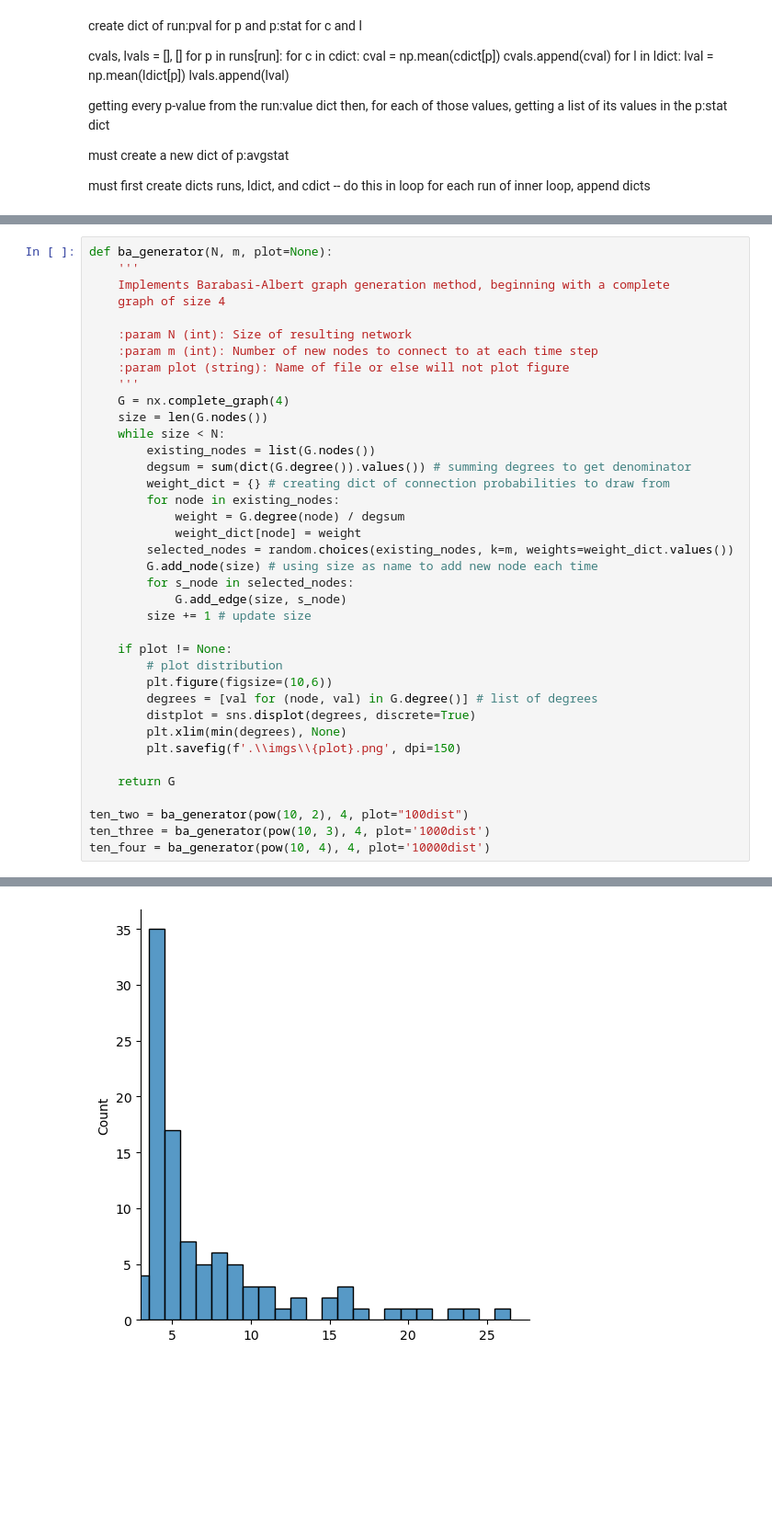
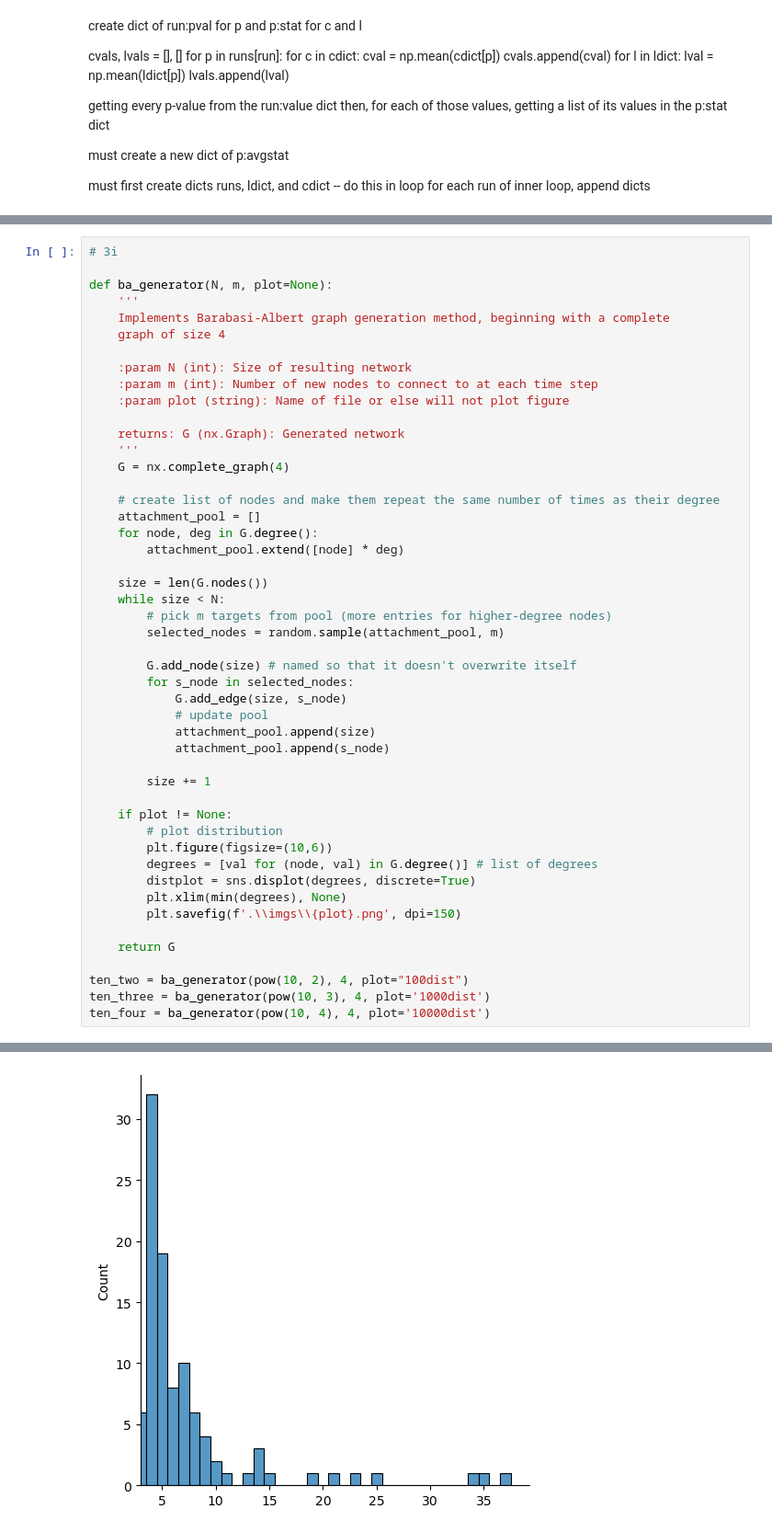
Before and after one commit to caleb-chandler/cnet5052_sp26, a Jupyter notebook: assignments/assignment01/assignment01.ipynb, the cells around one changed output, grey strips where cells are left out. Shown at 92% size. Cells and saved outputs as stored; diff of their text form; blank space fills up the shorter version.

```diff
--- a/assignments/assignment01/assignment01.ipynb
+++ b/assignments/assignment01/assignment01.ipynb
@@ -70,44 +70,54 @@ plt.show()
 # %% [output]
 [figure]
 # %%
+# 3i
+
 def ba_generator(N, m, plot=None):
     '''
     Implements Barabasi-Albert graph generation method, beginning with a complete
     graph of size 4
 
     :param N (int): Size of resulting network
     :param m (int): Number of new nodes to connect to at each time step
     :param plot (string): Name of file or else will not plot figure
+
+    returns: G (nx.Graph): Generated network
     '''
     G = nx.complete_graph(4)
+
+    # create list of nodes and make them repeat the same number of times as their degree
+    attachment_pool = []
+    for node, deg in G.degree():
+        attachment_pool.extend([node] * deg)
+
     size = len(G.nodes())
     while size < N:
-        existing_nodes = list(G.nodes())
-        degsum = sum(dict(G.degree()).values()) # summing degrees to get denominator
-        weight_dict = {} # creating dict of connection probabilities to draw from
-        for node in existing_nodes:
-            weight = G.degree(node) / degsum
-            weight_dict[node] = weight
-        selected_nodes = random.choices(existing_nodes, k=m, weights=weight_dict.values())
-        G.add_node(size) # using size as name to add new node each time
+        # pick m targets from pool (more entries for higher-degree nodes)
+        selected_nodes = random.sample(attachment_pool, m)
+
+        G.add_node(size) # named so that it doesn't overwrite itself
         for s_node in selected_nodes:
             G.add_edge(size, s_node)
-        size += 1 # update size
+            # update pool
+            attachment_pool.append(size)
+            attachment_pool.append(s_node)
+
+        size += 1
 
     if plot != None:
         # plot distribution
         plt.figure(figsize=(10,6))
         degrees = [val for (node, val) in G.degree()] # list of degrees
         distplot = sns.displot(degrees, discrete=True)
         plt.xlim(min(degrees), None)
         plt.savefig(f'.\\imgs\\{plot}.png', dpi=150)
 
     return G
 
 ten_two = ba_generator(pow(10, 2), 4, plot="100dist")
 ten_three = ba_generator(pow(10, 3), 4, plot='1000dist')
 ten_four = ba_generator(pow(10, 4), 4, plot='10000dist')
 # %% [output]
 <Figure size 1000x600 with 0 Axes>
-[figure, old version]
+[figure, new version]
 <Figure size 1000x600 with 0 Axes>
```
Also changed, not shown: parts of 4 cells of this notebook, 5 other files.
